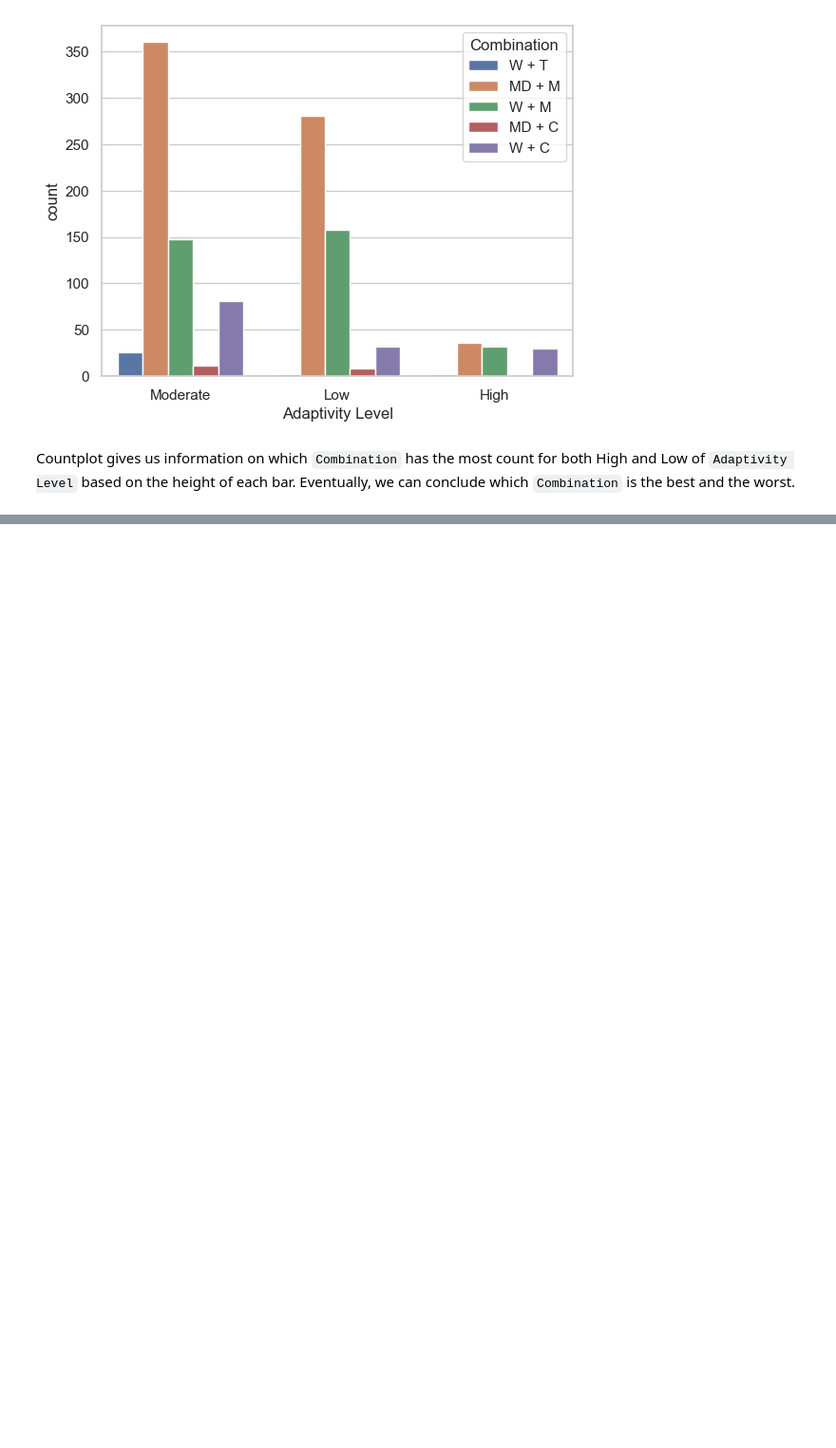
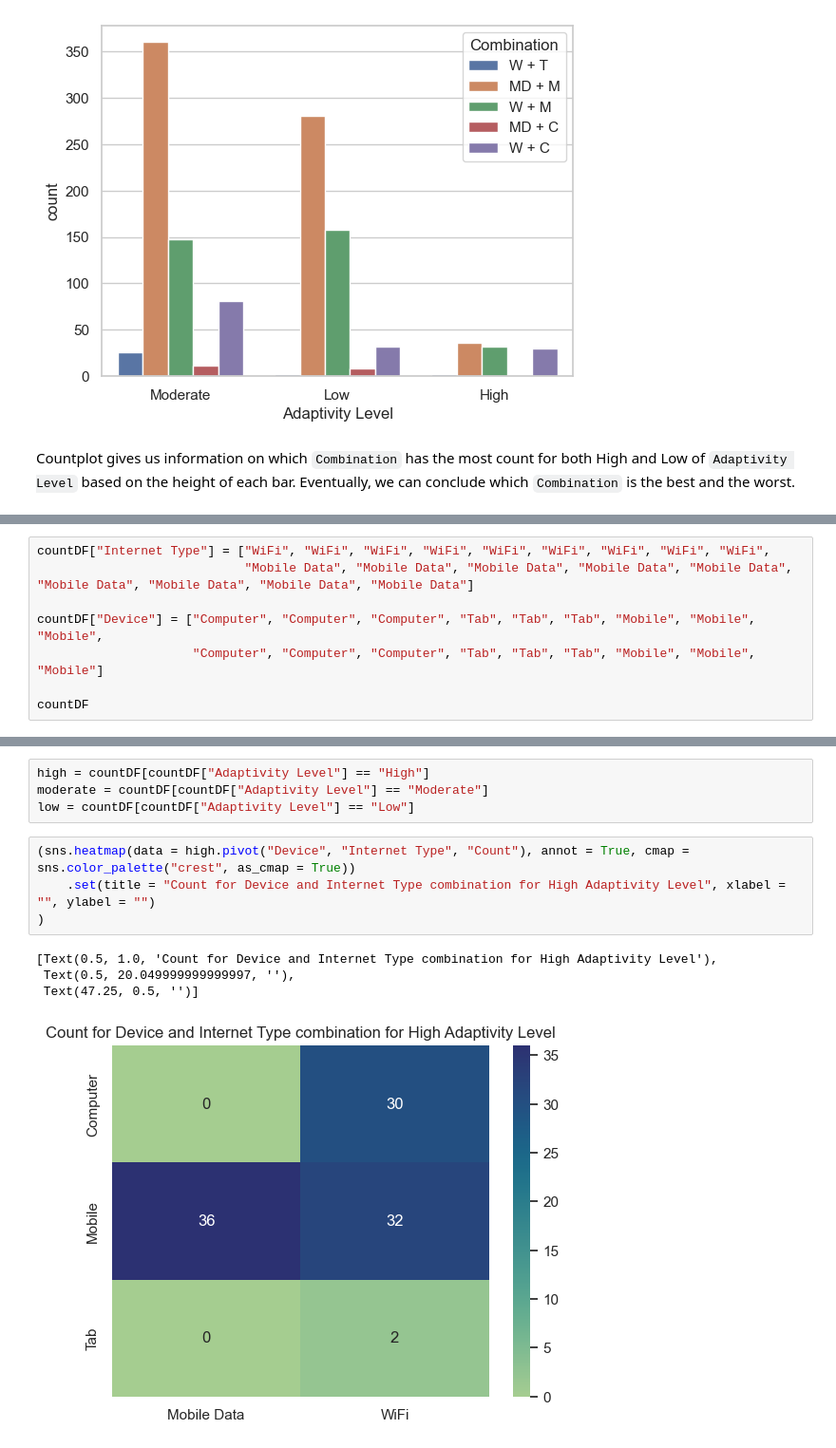
Before and after one commit to ubco-W2022T2-data301/project-group-group37, a Jupyter notebook: analysis/analysis3.ipynb, the cells around one changed output, grey strips where cells are left out. Shown at 95% size. Cells and saved outputs as stored; diff of their text form; blank space fills up the shorter version.

```diff
--- a/analysis/analysis3.ipynb
+++ b/analysis/analysis3.ipynb
@@ -188,0 +198,8 @@ Countplot gives us information on which `Combination` has the most count for bot
+# %%
+countDF["Internet Type"] = ["WiFi", "WiFi", "WiFi", "WiFi", "WiFi", "WiFi", "WiFi", "WiFi", "WiFi",
+                            "Mobile Data", "Mobile Data", "Mobile Data", "Mobile Data", "Mobile Data", "Mobile Data", "Mobile Data", "Mobile Data", "Mobile Data"]
+
+countDF["Device"] = ["Computer", "Computer", "Computer", "Tab", "Tab", "Tab", "Mobile", "Mobile", "Mobile",
+                     "Computer", "Computer", "Computer", "Tab", "Tab", "Tab", "Mobile", "Mobile", "Mobile"]
+
+countDF
@@ -188,0 +224,13 @@ Countplot gives us information on which `Combination` has the most count for bot
+# %%
+high = countDF[countDF["Adaptivity Level"] == "High"]
+moderate = countDF[countDF["Adaptivity Level"] == "Moderate"]
+low = countDF[countDF["Adaptivity Level"] == "Low"]
+# %%
+(sns.heatmap(data = high.pivot("Device", "Internet Type", "Count"), annot = True, cmap = sns.color_palette("crest", as_cmap = True))
+    .set(title = "Count for Device and Internet Type combination for High Adaptivity Level", xlabel = "", ylabel = "")
+)
+# %% [output]
+[Text(0.5, 1.0, 'Count for Device and Internet Type combination for High Adaptivity Level'),
+ Text(0.5, 20.049999999999997, ''),
+ Text(47.25, 0.5, '')]
+[figure, added]
```
Also changed, not shown: parts of 15 cells of this notebook, 1 other file.
